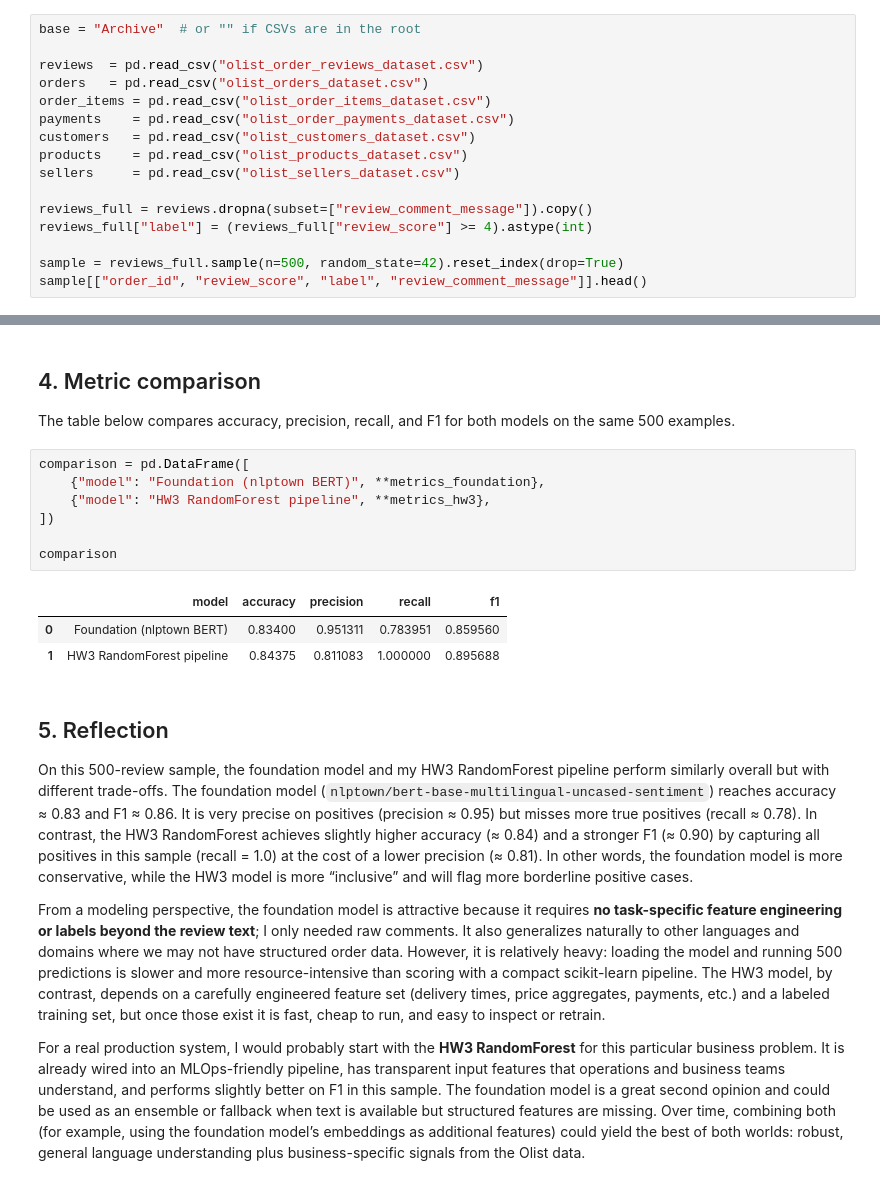
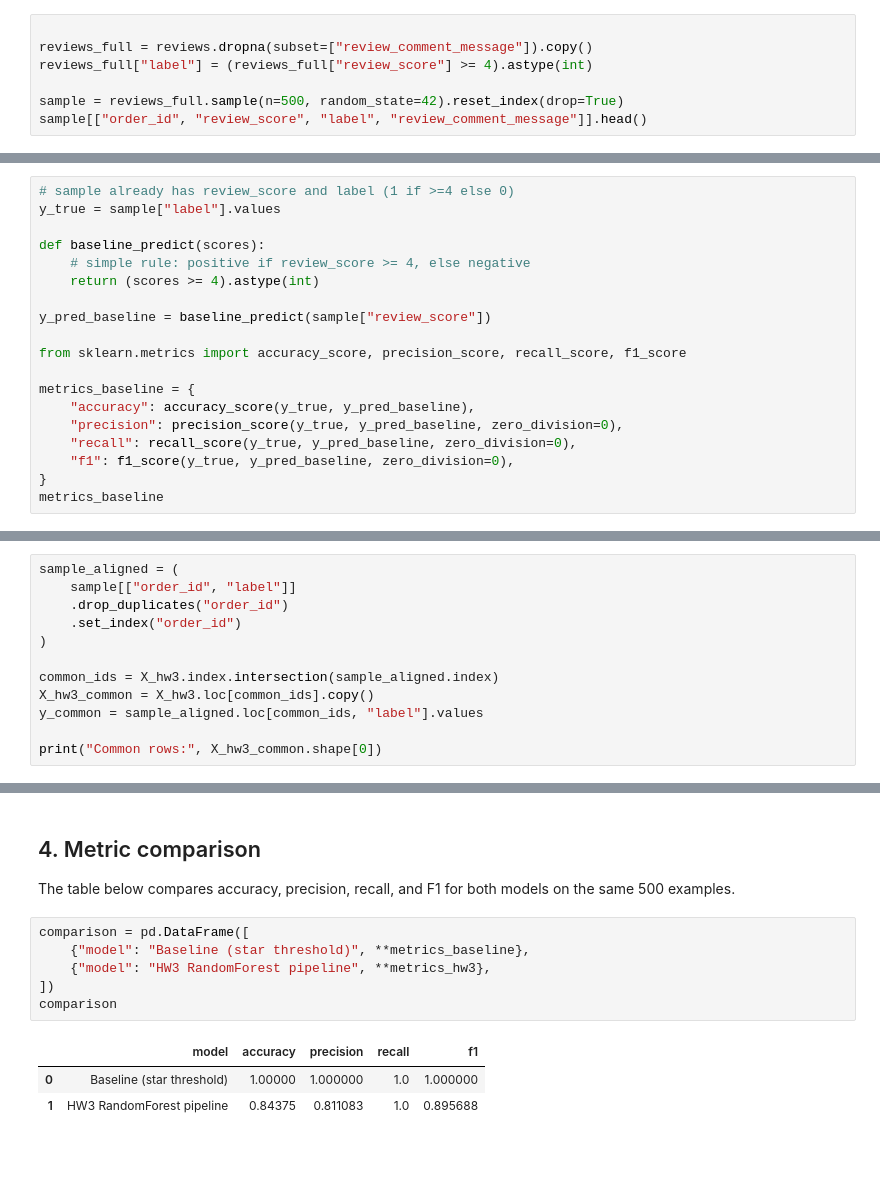
Before and after one commit to Gabrieladougherty/Data-hw-4, a Jupyter notebook: Foundation_Model_vs_HW3.ipynb, the cells around one changed output, grey strips where cells are left out. Saved outputs shown, nothing was run; the diff lists cells and outputs as text; blank space fills up the shorter version.

```diff
--- a/Foundation_Model_vs_HW3.ipynb
+++ b/Foundation_Model_vs_HW3.ipynb
@@ -61,13 +34,4 @@ Saving model.pkl to model.pkl
 # %%
-base = "Archive"  # or "" if CSVs are in the root
-
-reviews  = pd.read_csv("olist_order_reviews_dataset.csv")
-orders   = pd.read_csv("olist_orders_dataset.csv")
-order_items = pd.read_csv("olist_order_items_dataset.csv")
-payments    = pd.read_csv("olist_order_payments_dataset.csv")
-customers   = pd.read_csv("olist_customers_dataset.csv")
-products    = pd.read_csv("olist_products_dataset.csv")
-sellers     = pd.read_csv("olist_sellers_dataset.csv")
 
 reviews_full = reviews.dropna(subset=["review_comment_message"]).copy()
 reviews_full["label"] = (reviews_full["review_score"] >= 4).astype(int)
@@ -125,0 +52,19 @@ WARNING:huggingface_hub.utils._http:Warning: You are sending unauthenticated req
+# %%
+# sample already has review_score and label (1 if >=4 else 0)
+y_true = sample["label"].values
+
+def baseline_predict(scores):
+    # simple rule: positive if review_score >= 4, else negative
+    return (scores >= 4).astype(int)
+
+y_pred_baseline = baseline_predict(sample["review_score"])
+
+from sklearn.metrics import accuracy_score, precision_score, recall_score, f1_score
+
+metrics_baseline = {
+    "accuracy": accuracy_score(y_true, y_pred_baseline),
+    "precision": precision_score(y_true, y_pred_baseline, zero_division=0),
+    "recall": recall_score(y_true, y_pred_baseline, zero_division=0),
+    "f1": f1_score(y_true, y_pred_baseline, zero_division=0),
+}
+metrics_baseline
@@ -209,3 +157,15 @@ X_hw3.head()
 | 6c12feac9a308e1382d9b19cca7f20b2 | 4.0 | -16.0 | 4 | 208.90 | 12.07 | 1.0 | ... |
 | 689624d719c9fffa2c4ff8f71da712e4 | 11.0 | -18.0 | 2 | 69.00 | 22.19 | 1.0 | ... |
 | 53f3f52eca823461e5ee857dd46fb101 | 19.0 | -6.0 | 6 | 278.00 | 16.70 | 1.0 | ... |
+# %%
+sample_aligned = (
+    sample[["order_id", "label"]]
+    .drop_duplicates("order_id")
+    .set_index("order_id")
+)
+
+common_ids = X_hw3.index.intersection(sample_aligned.index)
+X_hw3_common = X_hw3.loc[common_ids].copy()
+y_common = sample_aligned.loc[common_ids, "label"].values
+
+print("Common rows:", X_hw3_common.shape[0])
@@ -320,20 +282,11 @@ metrics_hw3
 The table below compares accuracy, precision, recall, and F1 for both models on the same 500 examples.
 # %%
 comparison = pd.DataFrame([
-    {"model": "Foundation (nlptown BERT)", **metrics_foundation},
+    {"model": "Baseline (star threshold)", **metrics_baseline},
     {"model": "HW3 RandomForest pipeline", **metrics_hw3},
 ])
-
 comparison
 # %% [output]
 |  | model | accuracy | precision | recall | f1 |
-| 0 | Foundation (nlptown BERT) | 0.83400 | 0.951311 | 0.783951 | 0.859560 |
-| 1 | HW3 RandomForest pipeline | 0.84375 | 0.811083 | 1.000000 | 0.895688 |
+| 0 | Baseline (star threshold) | 1.00000 | 1.000000 | 1.0 | 1.000000 |
+| 1 | HW3 RandomForest pipeline | 0.84375 | 0.811083 | 1.0 | 0.895688 |
-# %% [markdown]
-## 5. Reflection
-
-On this 500-review sample, the foundation model and my HW3 RandomForest pipeline perform similarly overall but with different trade-offs. The foundation model (`nlptown/bert-base-multilingual-uncased-sentiment`) reaches accuracy ≈ 0.83 and F1 ≈ 0.86. It is very precise on positives (precision ≈ 0.95) but misses more true positives (recall ≈ 0.78). In contrast, the HW3 RandomForest achieves slightly higher accuracy (≈ 0.84) and a stronger F1 (≈ 0.90) by capturing all positives in this sample (recall = 1.0) at the cost of a lower precision (≈ 0.81). In other words, the foundation model is more conservative, while the HW3 model is more “inclusive” and will flag more borderline positive cases.
-
-From a modeling perspective, the foundation model is attractive because it requires **no task-specific feature engineering or labels beyond the review text**; I only needed raw comments. It also generalizes naturally to other languages and domains where we may not have structured order data. However, it is relatively heavy: loading the model and running 500 predictions is slower and more resource-intensive than scoring with a compact scikit-learn pipeline. The HW3 model, by contrast, depends on a carefully engineered feature set (delivery times, price aggregates, payments, etc.) and a labeled training set, but once those exist it is fast, cheap to run, and easy to inspect or retrain.
-
-For a real production system, I would probably start with the **HW3 RandomForest** for this particular business problem. It is already wired into an MLOps-friendly pipeline, has transparent input features that operations and business teams understand, and performs slightly better on F1 in this sample. The foundation model is a great second opinion and could be used as an ensemble or fallback when text is available but structured features are missing. Over time, combining both (for example, using the foundation model’s embeddings as additional features) could yield the best of both worlds: robust, general language understanding plus business-specific signals from the Olist data.
```
Also changed, not shown: parts of 10 cells of this notebook, 1 other file.
